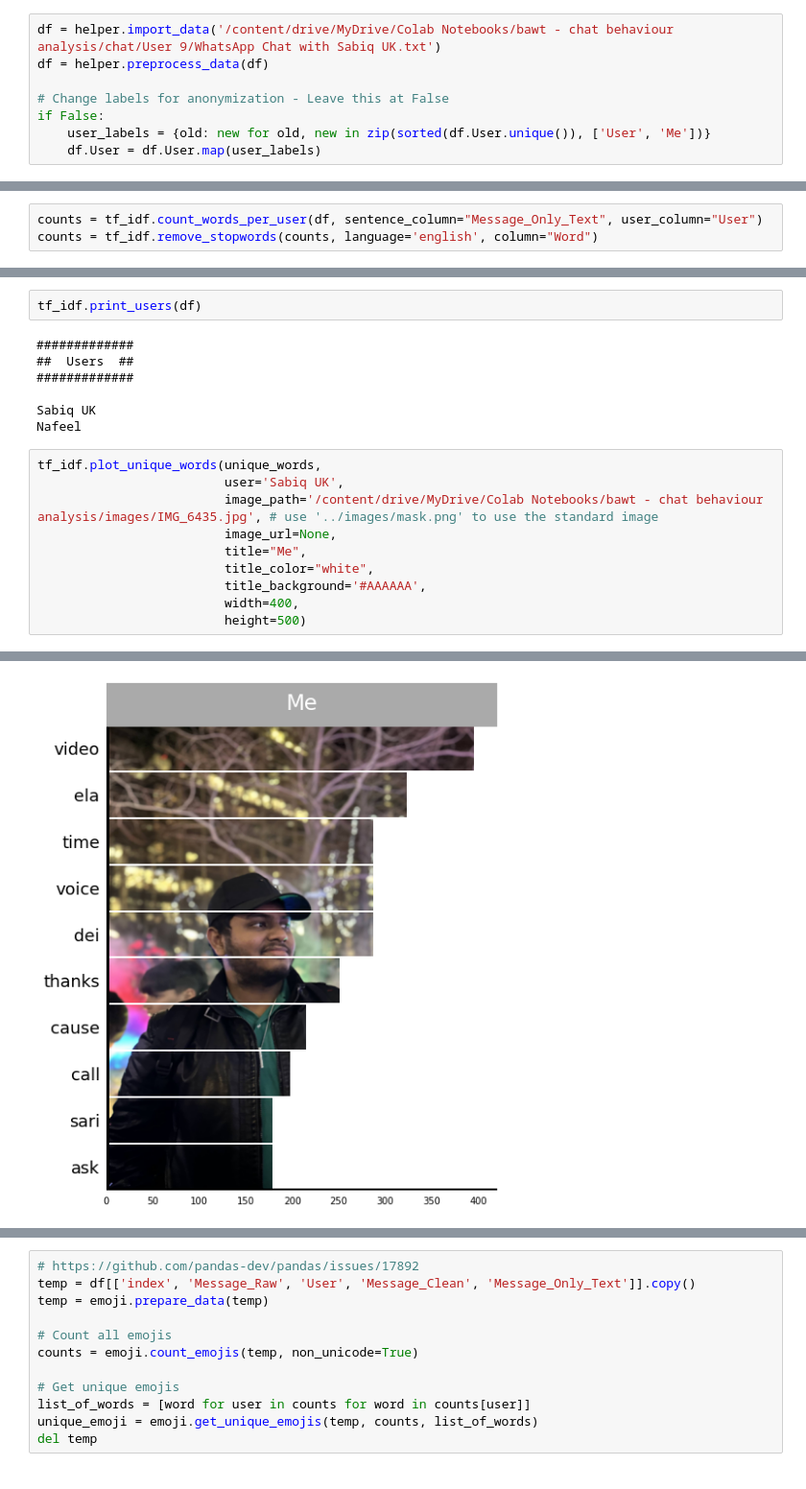
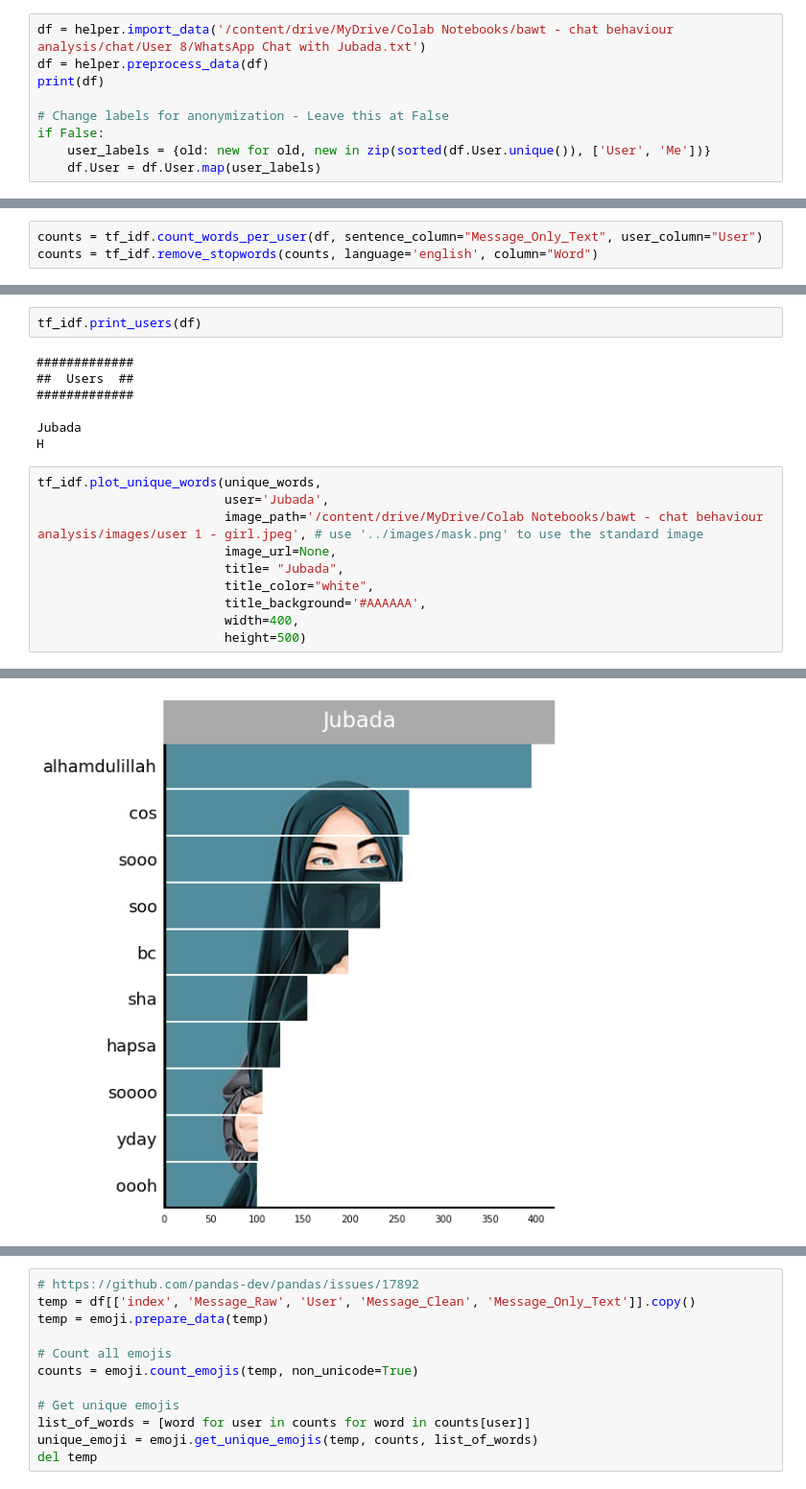
Before and after one commit to sabiqsabry/bawt, a Jupyter notebook: main.ipynb, the cells around one changed output, grey strips where cells are left out. Shown at 96% size. Saved outputs shown, nothing was run; the diff lists cells and outputs as text.

```diff
--- a/main.ipynb
+++ b/main.ipynb
@@ -79,6 +92,7 @@ Requirement already satisfied: certifi>=2017.4.17 in /usr/local/lib/python3.8/di
 # %%
-df = helper.import_data('/content/drive/MyDrive/Colab Notebooks/bawt - chat behaviour analysis/chat/User 9/WhatsApp Chat with Sabiq UK.txt')
+df = helper.import_data('/content/drive/MyDrive/Colab Notebooks/bawt - chat behaviour analysis/chat/User 8/WhatsApp Chat with Jubada.txt')
 df = helper.preprocess_data(df)
+print(df)
 
 # Change labels for anonymization - Leave this at False
 if False:
@@ -154,14 +251,14 @@ tf_idf.print_users(df)
 ##  Users  ##
 #############
 
-Sabiq UK
-Nafeel
+Jubada
+H
 # %%
 tf_idf.plot_unique_words(unique_words,
-                         user='Sabiq UK',
-                         image_path='/content/drive/MyDrive/Colab Notebooks/bawt - chat behaviour analysis/images/IMG_6435.jpg', # use '../images/mask.png' to use the standard image
+                         user='Jubada',
+                         image_path='/content/drive/MyDrive/Colab Notebooks/bawt - chat behaviour analysis/images/user 1 - girl.jpeg', # use '../images/mask.png' to use the standard image
                          image_url=None,
-                         title="Me",
+                         title= "Jubada",
                          title_color="white",
                          title_background='#AAAAAA',
                          width=400,
@@ -172 +267 @@ WARNING:matplotlib.font_manager:findfont: Font family ['Comic Sans MS'] not foun
-[figure, old version]
+[figure, new version]
```
Also changed, not shown: parts of 40 cells of this notebook.
